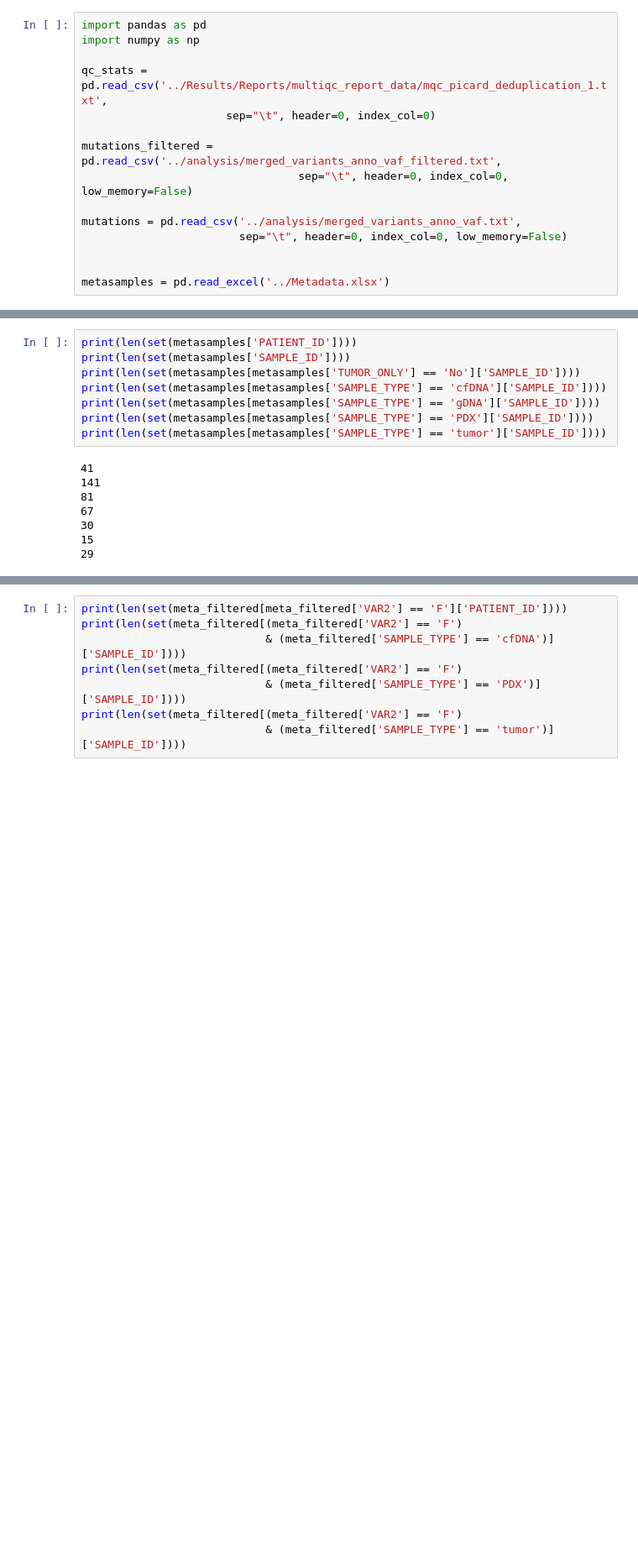
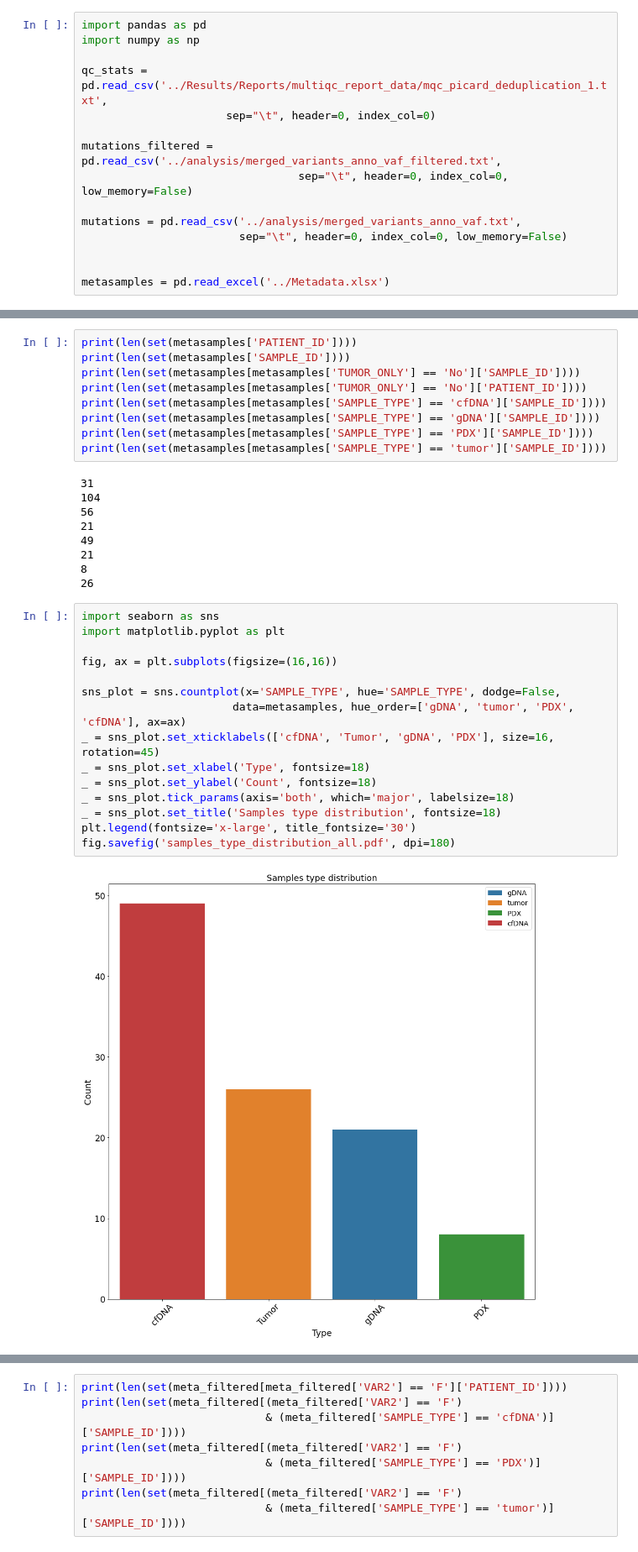
Before and after one commit to jfnavarro/scitron, a Jupyter notebook: analysis_general.ipynb, the cells around one changed output, grey strips where cells are left out. Shown: that part at 84% size. Saved outputs shown, nothing was run; the diff lists cells and outputs as text; blank space fills up the shorter version.

```diff
--- a/analysis_general.ipynb
+++ b/analysis_general.ipynb
@@ -40,15 +47,34 @@ metasamples.index = SAMPLES
 print(len(set(metasamples['PATIENT_ID'])))
 print(len(set(metasamples['SAMPLE_ID'])))
 print(len(set(metasamples[metasamples['TUMOR_ONLY'] == 'No']['SAMPLE_ID'])))
+print(len(set(metasamples[metasamples['TUMOR_ONLY'] == 'No']['PATIENT_ID'])))
 print(len(set(metasamples[metasamples['SAMPLE_TYPE'] == 'cfDNA']['SAMPLE_ID'])))
 print(len(set(metasamples[metasamples['SAMPLE_TYPE'] == 'gDNA']['SAMPLE_ID'])))
 print(len(set(metasamples[metasamples['SAMPLE_TYPE'] == 'PDX']['SAMPLE_ID'])))
 print(len(set(metasamples[metasamples['SAMPLE_TYPE'] == 'tumor']['SAMPLE_ID'])))
 # %% [output]
-41
-141
-81
-67
-30
-15
-29
+31
+104
+56
+21
+49
+21
+8
+26
+# %%
+import seaborn as sns
+import matplotlib.pyplot as plt
+
+fig, ax = plt.subplots(figsize=(16,16))
+
+sns_plot = sns.countplot(x='SAMPLE_TYPE', hue='SAMPLE_TYPE', dodge=False,
+                       data=metasamples, hue_order=['gDNA', 'tumor', 'PDX', 'cfDNA'], ax=ax)
+_ = sns_plot.set_xticklabels(['cfDNA', 'Tumor', 'gDNA', 'PDX'], size=16, rotation=45)
+_ = sns_plot.set_xlabel('Type', fontsize=18)
+_ = sns_plot.set_ylabel('Count', fontsize=18)
+_ = sns_plot.tick_params(axis='both', which='major', labelsize=18)
+_ = sns_plot.set_title('Samples type distribution', fontsize=18)
+plt.legend(fontsize='x-large', title_fontsize='30')
+fig.savefig('samples_type_distribution_all.pdf', dpi=180)
+# %% [output]
+[figure, added]
```
Also changed, not shown: parts of 47 cells of this notebook, 8 other files.
